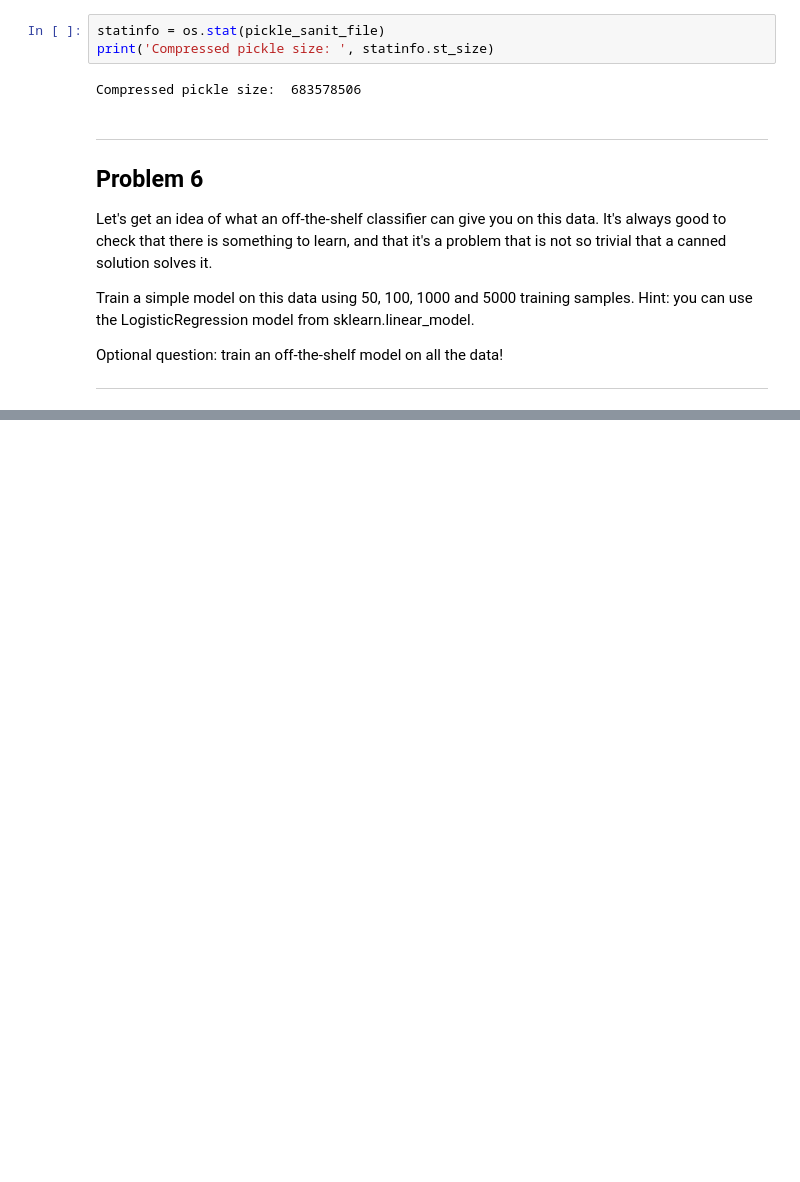
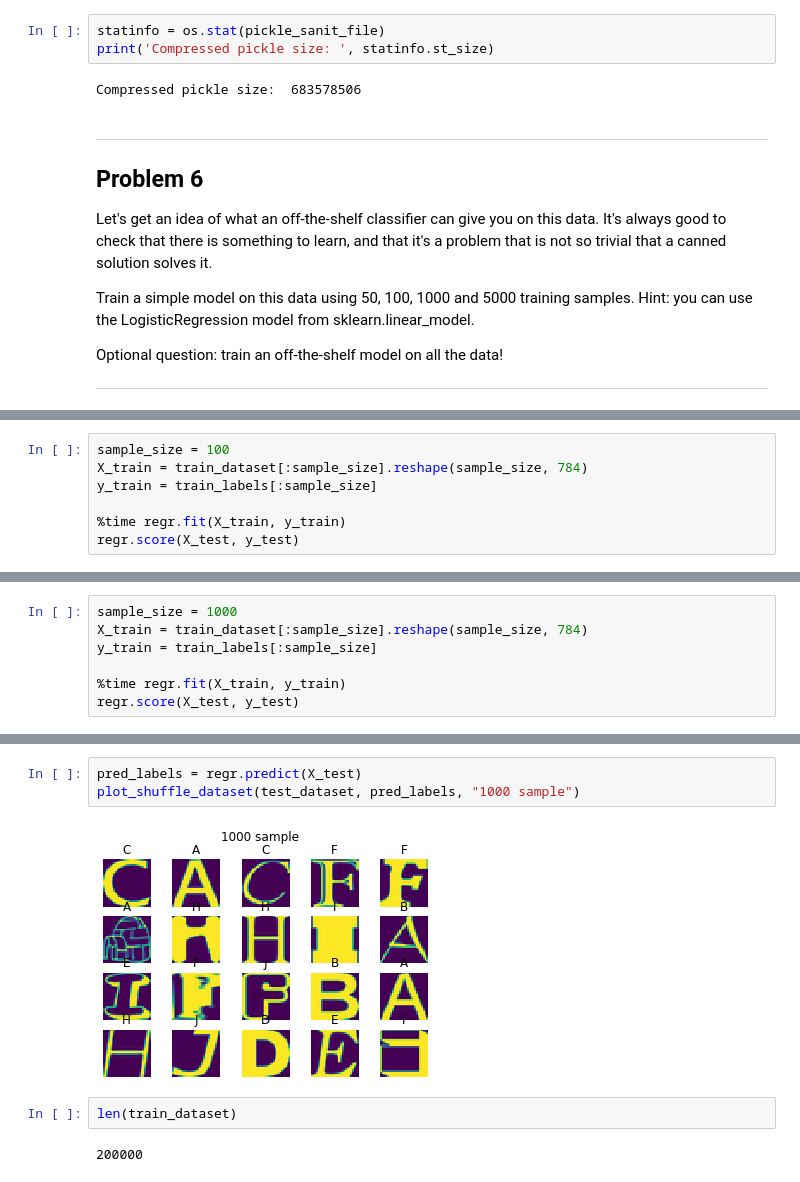
Before and after one commit to DraculaXly/NLP, a Jupyter notebook: Assignments/Assignment_09/1_notmnist.ipynb, the cells around one changed output, grey strips where cells are left out. Cells and saved outputs as stored; diff of their text form; blank space fills up the shorter version.

```diff
--- a/Assignments/Assignment_09/1_notmnist.ipynb
+++ b/Assignments/Assignment_09/1_notmnist.ipynb
@@ -655,0 +675,7 @@ Optional question: train an off-the-shelf model on all the data!
+# %%
+sample_size = 100
+X_train = train_dataset[:sample_size].reshape(sample_size, 784)
+y_train = train_labels[:sample_size]
+
+%time regr.fit(X_train, y_train)
+regr.score(X_test, y_test)
@@ -655,0 +685,7 @@ Optional question: train an off-the-shelf model on all the data!
+# %%
+sample_size = 1000
+X_train = train_dataset[:sample_size].reshape(sample_size, 784)
+y_train = train_labels[:sample_size]
+
+%time regr.fit(X_train, y_train)
+regr.score(X_test, y_test)
@@ -655,0 +695,9 @@ Optional question: train an off-the-shelf model on all the data!
+# %%
+pred_labels = regr.predict(X_test)
+plot_shuffle_dataset(test_dataset, pred_labels, "1000 sample")
+# %% [output]
+[figure, added]
+# %%
+len(train_dataset)
+# %% [output]
+200000
```
Also changed, not shown: parts of 7 cells of this notebook.
